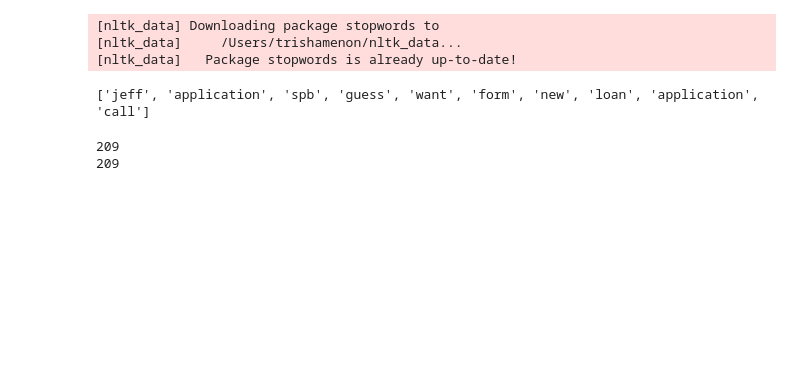
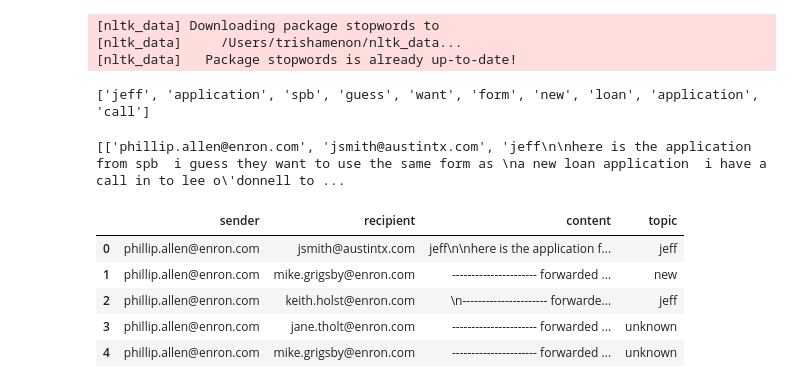
Before and after one commit to anan-ya-y/cs467-email-viz, a Jupyter notebook: analysis.ipynb, the cells around one changed output. Saved outputs shown, nothing was run; the diff lists cells and outputs as text; code cells hidden in the pictures; blank space fills up the shorter version.

```diff
--- a/analysis.ipynb
+++ b/analysis.ipynb
@@ -104,36 +104,41 @@ print(data_words[:1][0][:10])
 # %%
 data.recipient.unique()
 data_dict = data.to_dict('index')
 data_dict
-
+new_df = []
 analyzed_dict = {}
 for key in data_dict.keys():
     row = data_dict[key]
 
     replyspeed = pd.Timedelta(row['replyspeed']).total_seconds()
     sender = row['sender']
     recipient = row['recipient']
     # replyspeed = row['replyspeed']
     content = row['messagecontent_processed']
     tagged = False
     topic = ''
     for each in data_words[:1][0][:10]:
         if each in content:
             topic = each
             tagged = True
             break
     if not tagged:
         topic = 'unknown'
 
-    if(sender, recipient) in analyzed_dict:
-        analyzed_dict[sender, recipient].append((topic, replyspeed))
-    else:
-        analyzed_dict.update({(sender, recipient) : [(topic, replyspeed)]})
+    new_df.append([sender, recipient, content, topic])
 
-
-print(len(analyzed_dict.keys()))
-print(len(analyzed_dict.values()))
+print(new_df)
+headers = ['sender', 'recipient', 'content', 'topic']
+analyzed = pd.DataFrame(new_df, columns=headers)
+analyzed.head()
+# print(len(analyzed_dict.keys()))
+# print(len(analyzed_dict.values()))
 # %% [output]
-209
-209
+[['phillip.allen@enron.com', 'jsmith@austintx.com', 'jeff\n\nhere is the application from spb  i guess they want to use the same form as \na new loan application  i have a call in to lee o\'donnell to ...
+|  | sender | recipient | content | topic |
+| 0 | phillip.allen@enron.com | jsmith@austintx.com | jeff\n\nhere is the application f... | jeff |
+| 1 | phillip.allen@enron.com | mike.grigsby@enron.com | ---------------------- forwarded ... | new |
+| 2 | phillip.allen@enron.com | keith.holst@enron.com | \n---------------------- forwarde... | jeff |
+| 3 | phillip.allen@enron.com | jane.tholt@enron.com | ---------------------- forwarded ... | unknown |
+| 4 | phillip.allen@enron.com | mike.grigsby@enron.com | ---------------------- forwarded ... | unknown |
 # %%
```
Also changed, not shown: parts of 1 cell of this notebook.
